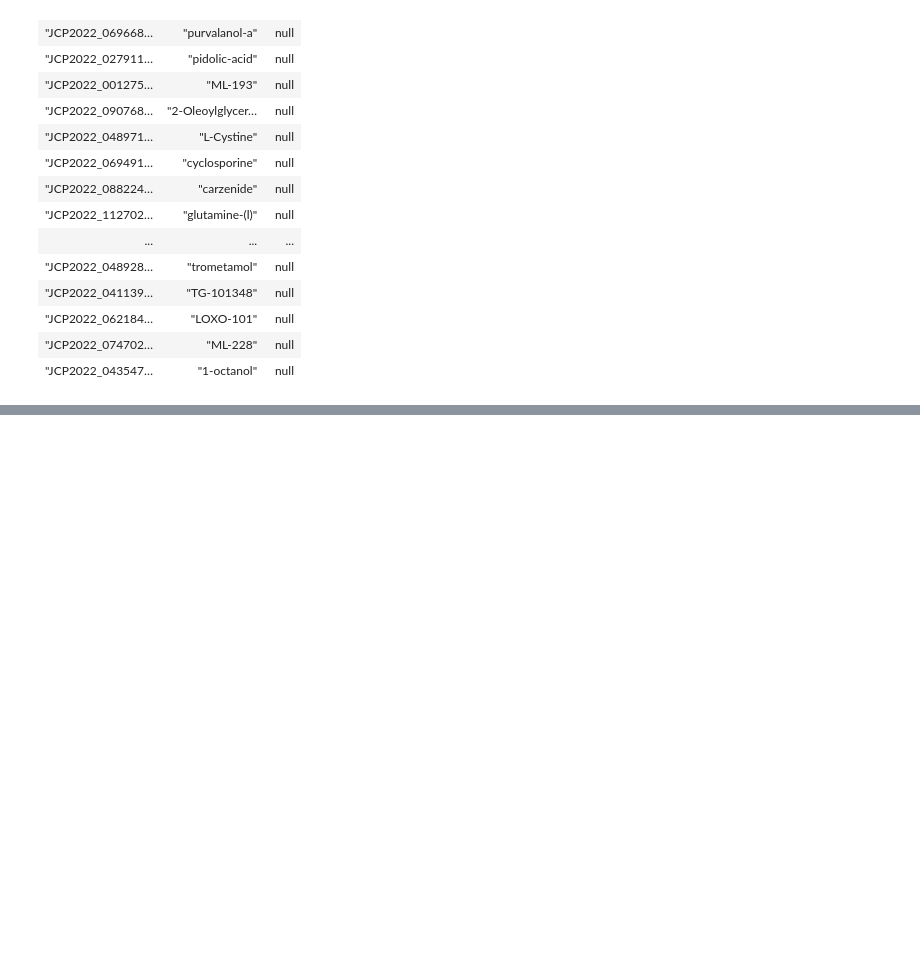
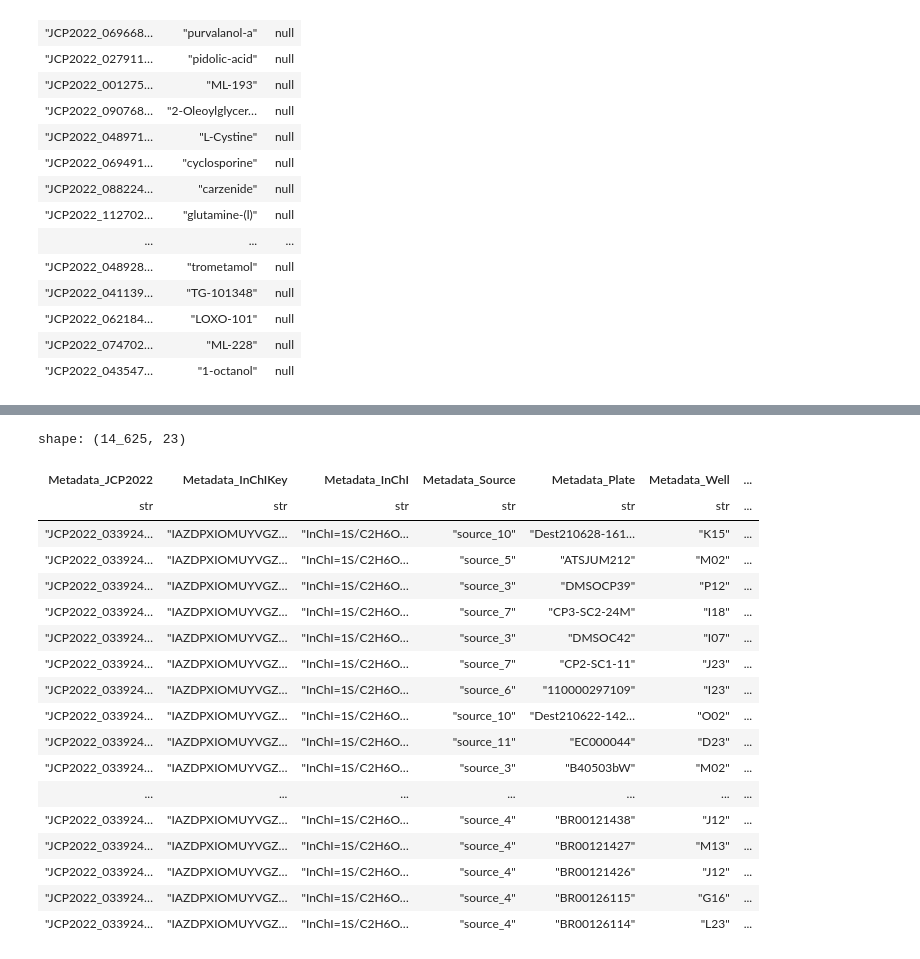
Before and after one commit to afermg/jump_attribution, a Jupyter notebook: workspace/analysis/target2.ipynb, the cells around one changed output, grey strips where cells are left out. Drawn from its saved outputs; the diff is of its cells as text; code cells hidden in the pictures; blank space fills up the shorter version.

```diff
--- a/workspace/analysis/target2.ipynb
+++ b/workspace/analysis/target2.ipynb
@@ -705,0 +718,25 @@ merge_table_filtered_moa.write_csv("target2_metadata")
+# %%
+(merge_table_filtered_moa.filter(pl.col("control_type") == "negcon"))
+                                 # .select(pl.struct(pl.col("Metadata_JCP2022",
+                                 #                 "Metadata_Well", "Metadata_Plate", "Metadata_Source",
+                                 #                 "Metadata_Batch")).n_unique()))
+# %% [output]
+shape: (14_625, 23)
+| Metadata_JCP2022 | Metadata_InChIKey | Metadata_InChI | Metadata_Source | Metadata_Plate | Metadata_Well | ... |
+| str | str | str | str | str | str | ... |
+| "JCP2022_033924… | "IAZDPXIOMUYVGZ… | "InChI=1S/C2H6O… | "source_10" | "Dest210628-161… | "K15" | ... |
+| "JCP2022_033924… | "IAZDPXIOMUYVGZ… | "InChI=1S/C2H6O… | "source_5" | "ATSJUM212" | "M02" | ... |
+| "JCP2022_033924… | "IAZDPXIOMUYVGZ… | "InChI=1S/C2H6O… | "source_3" | "DMSOCP39" | "P12" | ... |
+| "JCP2022_033924… | "IAZDPXIOMUYVGZ… | "InChI=1S/C2H6O… | "source_7" | "CP3-SC2-24M" | "I18" | ... |
+| "JCP2022_033924… | "IAZDPXIOMUYVGZ… | "InChI=1S/C2H6O… | "source_3" | "DMSOC42" | "I07" | ... |
+| "JCP2022_033924… | "IAZDPXIOMUYVGZ… | "InChI=1S/C2H6O… | "source_7" | "CP2-SC1-11" | "J23" | ... |
+| "JCP2022_033924… | "IAZDPXIOMUYVGZ… | "InChI=1S/C2H6O… | "source_6" | "110000297109" | "I23" | ... |
+| "JCP2022_033924… | "IAZDPXIOMUYVGZ… | "InChI=1S/C2H6O… | "source_10" | "Dest210622-142… | "O02" | ... |
+| "JCP2022_033924… | "IAZDPXIOMUYVGZ… | "InChI=1S/C2H6O… | "source_11" | "EC000044" | "D23" | ... |
+| "JCP2022_033924… | "IAZDPXIOMUYVGZ… | "InChI=1S/C2H6O… | "source_3" | "B40503bW" | "M02" | ... |
+| ... | ... | ... | ... | ... | ... | ... |
+| "JCP2022_033924… | "IAZDPXIOMUYVGZ… | "InChI=1S/C2H6O… | "source_4" | "BR00121438" | "J12" | ... |
+| "JCP2022_033924… | "IAZDPXIOMUYVGZ… | "InChI=1S/C2H6O… | "source_4" | "BR00121427" | "M13" | ... |
+| "JCP2022_033924… | "IAZDPXIOMUYVGZ… | "InChI=1S/C2H6O… | "source_4" | "BR00121426" | "J12" | ... |
+| "JCP2022_033924… | "IAZDPXIOMUYVGZ… | "InChI=1S/C2H6O… | "source_4" | "BR00126115" | "G16" | ... |
+| "JCP2022_033924… | "IAZDPXIOMUYVGZ… | "InChI=1S/C2H6O… | "source_4" | "BR00126114" | "L23" | ... |
```
Also changed, not shown: parts of 3 cells of this notebook.
